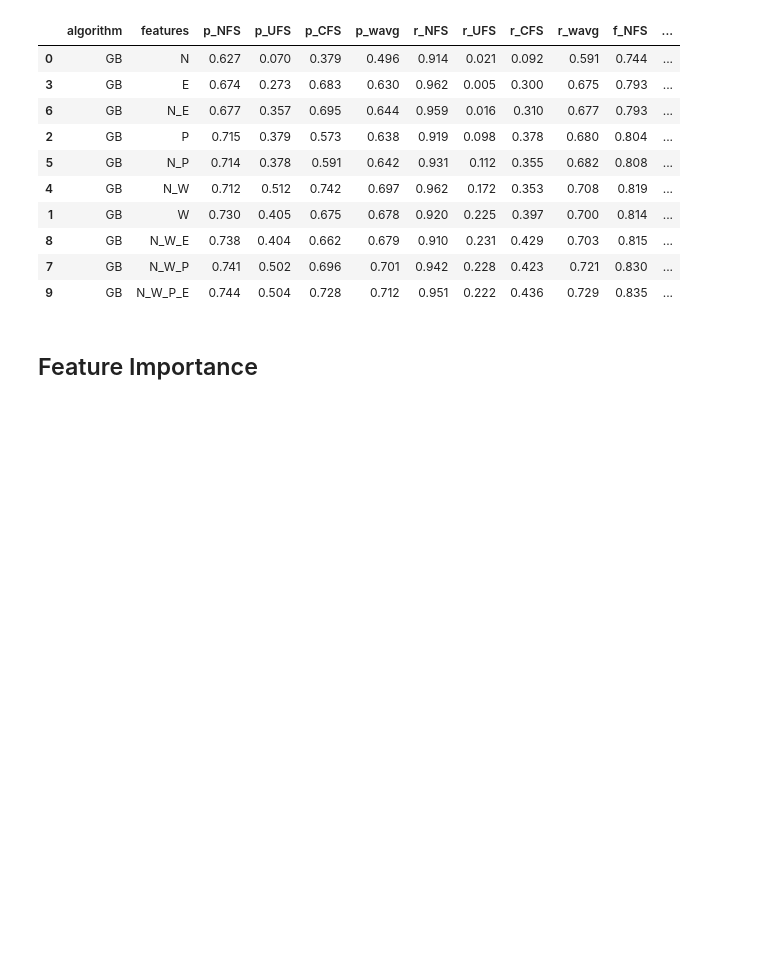
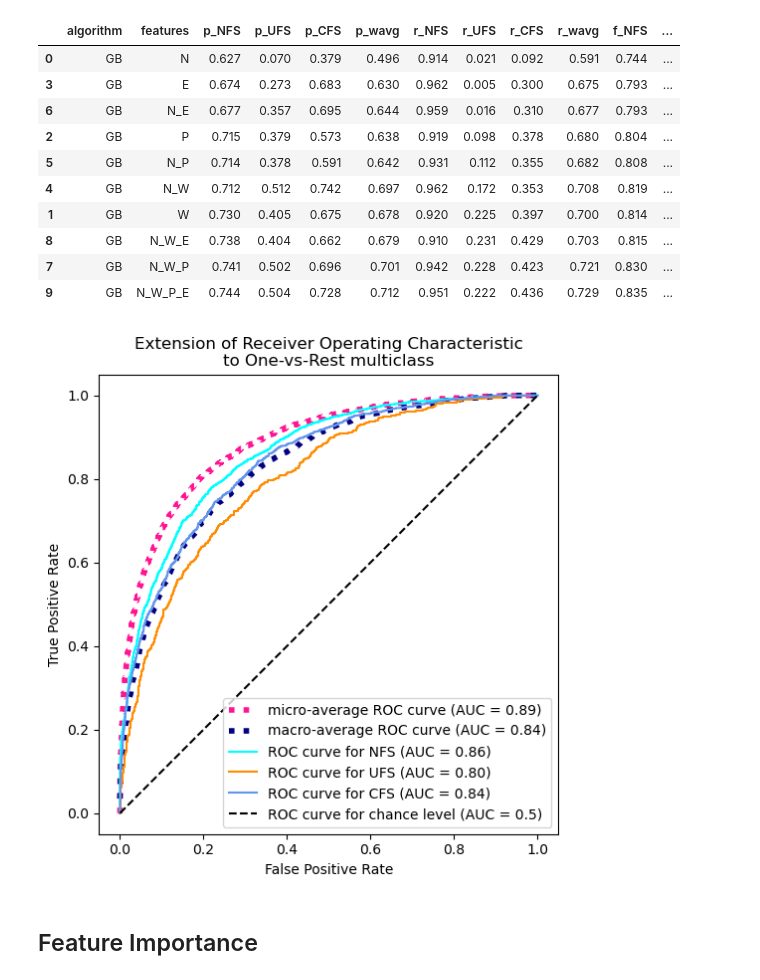
Before and after one commit to SigneK42/fact_check_worthy_claim, a Jupyter notebook: notebooks/GradientBoosting.ipynb, the cells around one changed output. Drawn from its saved outputs; the diff is of its cells as text; code cells hidden in the pictures; blank space fills up the shorter version.

```diff
--- a/notebooks/GradientBoosting.ipynb
+++ b/notebooks/GradientBoosting.ipynb
@@ -203,6 +207,11 @@ Testing metrics:
 | 8 | GB | N_W_E | 0.738 | 0.404 | 0.662 | 0.679 | 0.910 | 0.231 | 0.429 | 0.703 | 0.815 | ... |
 | 7 | GB | N_W_P | 0.741 | 0.502 | 0.696 | 0.701 | 0.942 | 0.228 | 0.423 | 0.721 | 0.830 | ... |
 | 9 | GB | N_W_P_E | 0.744 | 0.504 | 0.728 | 0.712 | 0.951 | 0.222 | 0.436 | 0.729 | 0.835 | ... |
+# %%
+y_score = models['N_W_P_E'].best_estimator_.predict_proba(X_test[:, experiments['N_W_P_E']])
+plot_roc_curve(y_test, y_score)
+# %% [output]
+[figure, added]
 # %% [markdown]
 ## Feature Importance
 # %%
```
Also changed, not shown: parts of 4 cells of this notebook.
